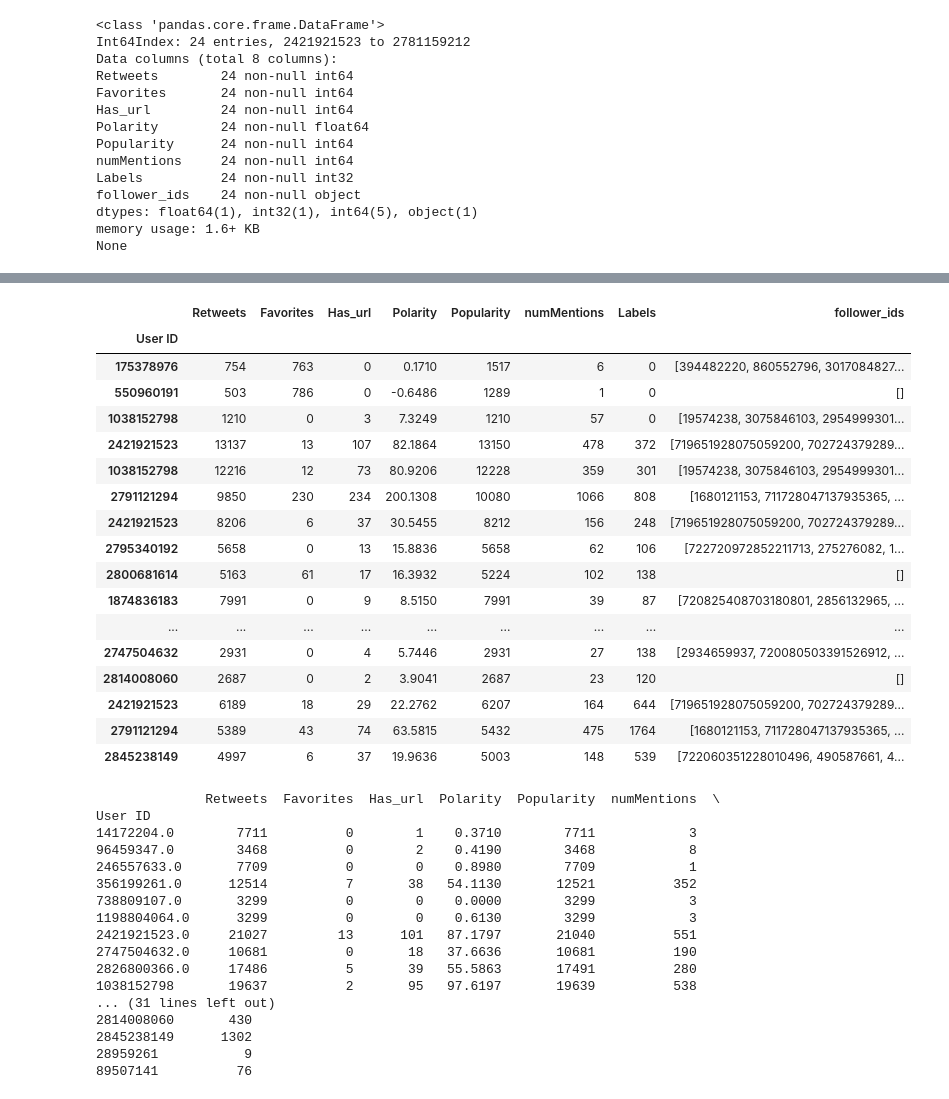
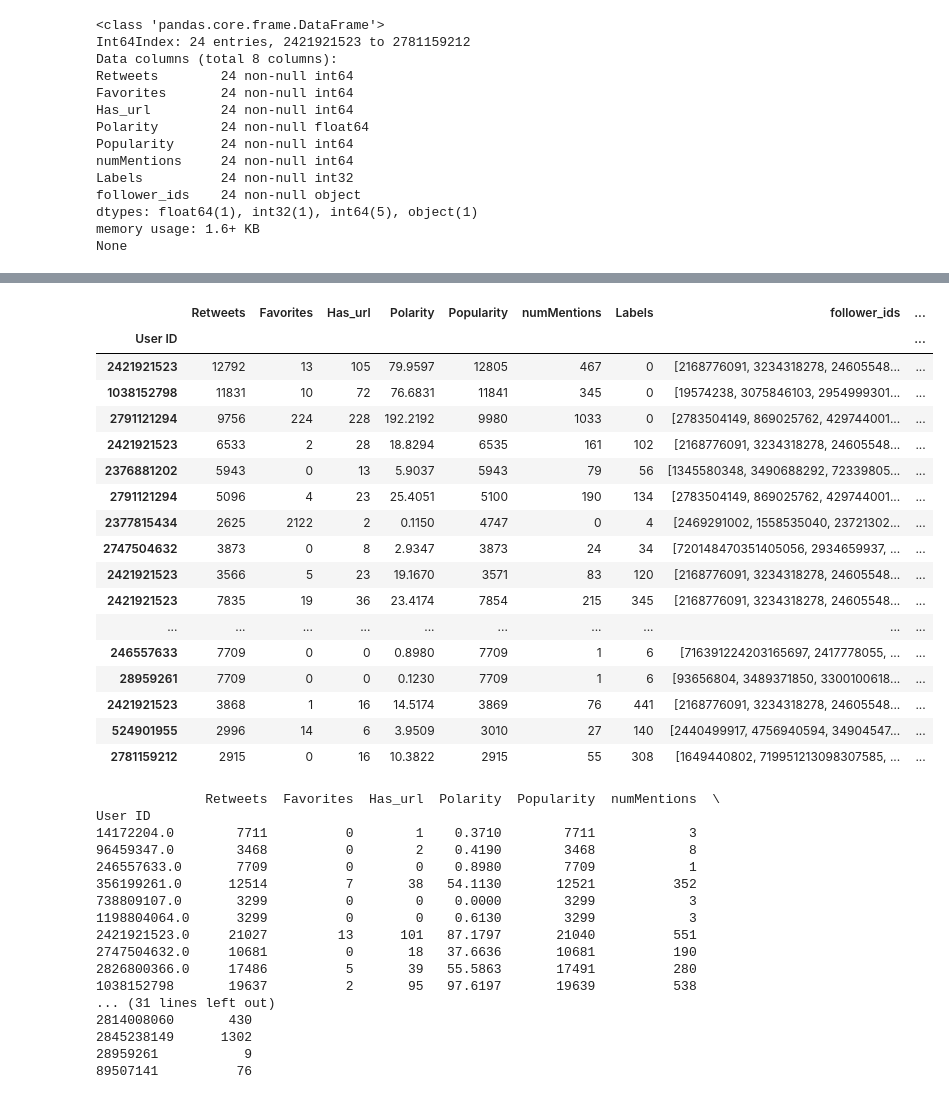
Before and after one commit to MinyingLu/Twitter-sentiment-analysis, a Jupyter notebook: Get Users.ipynb, the cells around one changed output, grey strips where cells are left out. Cells and saved outputs as stored; diff of their text form; code cells hidden in the pictures.

```diff
--- a/Get Users.ipynb
+++ b/Get Users.ipynb
@@ -546,27 +546,27 @@ memory usage: 300.0+ bytes
 None
 # %%
 all_pop_users = pd.concat([x for x in pop_users], ignore_index=False)
-# %%
-all_pop_users
-# %% [output]
-|  | Retweets | Favorites | Has_url | Polarity | Popularity | numMentions | Labels | follower_ids |
-| User ID |  |  |  |  |  |  |  |  |
-| 175378976 | 754 | 763 | 0 | 0.1710 | 1517 | 6 | 0 | [394482220, 860552796, 3017084827... |
-| 550960191 | 503 | 786 | 0 | -0.6486 | 1289 | 1 | 0 | [] |
-| 1038152798 | 1210 | 0 | 3 | 7.3249 | 1210 | 57 | 0 | [19574238, 3075846103, 2954999301... |
-| 2421921523 | 13137 | 13 | 107 | 82.1864 | 13150 | 478 | 372 | [719651928075059200, 702724379289... |
-| 1038152798 | 12216 | 12 | 73 | 80.9206 | 12228 | 359 | 301 | [19574238, 3075846103, 2954999301... |
-| 2791121294 | 9850 | 230 | 234 | 200.1308 | 10080 | 1066 | 808 | [1680121153, 711728047137935365, ... |
-| 2421921523 | 8206 | 6 | 37 | 30.5455 | 8212 | 156 | 248 | [719651928075059200, 702724379289... |
-| 2795340192 | 5658 | 0 | 13 | 15.8836 | 5658 | 62 | 106 | [722720972852211713, 275276082, 1... |
-| 2800681614 | 5163 | 61 | 17 | 16.3932 | 5224 | 102 | 138 | [] |
-| 1874836183 | 7991 | 0 | 9 | 8.5150 | 7991 | 39 | 87 | [720825408703180801, 2856132965, ... |
-| ... | ... | ... | ... | ... | ... | ... | ... | ... |
-| 2747504632 | 2931 | 0 | 4 | 5.7446 | 2931 | 27 | 138 | [2934659937, 720080503391526912, ... |
-| 2814008060 | 2687 | 0 | 2 | 3.9041 | 2687 | 23 | 120 | [] |
-| 2421921523 | 6189 | 18 | 29 | 22.2762 | 6207 | 164 | 644 | [719651928075059200, 702724379289... |
-| 2791121294 | 5389 | 43 | 74 | 63.5815 | 5432 | 475 | 1764 | [1680121153, 711728047137935365, ... |
-| 2845238149 | 4997 | 6 | 37 | 19.9636 | 5003 | 148 | 539 | [722060351228010496, 490587661, 4... |
+# %%
+all_pop_user
+# %% [output]
+|  | Retweets | Favorites | Has_url | Polarity | Popularity | numMentions | Labels | follower_ids | ... |
+| User ID |  |  |  |  |  |  |  |  | ... |
+| 2421921523 | 12792 | 13 | 105 | 79.9597 | 12805 | 467 | 0 | [2168776091, 3234318278, 24605548... | ... |
+| 1038152798 | 11831 | 10 | 72 | 76.6831 | 11841 | 345 | 0 | [19574238, 3075846103, 2954999301... | ... |
+| 2791121294 | 9756 | 224 | 228 | 192.2192 | 9980 | 1033 | 0 | [2783504149, 869025762, 429744001... | ... |
+| 2421921523 | 6533 | 2 | 28 | 18.8294 | 6535 | 161 | 102 | [2168776091, 3234318278, 24605548... | ... |
+| 2376881202 | 5943 | 0 | 13 | 5.9037 | 5943 | 79 | 56 | [1345580348, 3490688292, 72339805... | ... |
+| 2791121294 | 5096 | 4 | 23 | 25.4051 | 5100 | 190 | 134 | [2783504149, 869025762, 429744001... | ... |
+| 2377815434 | 2625 | 2122 | 2 | 0.1150 | 4747 | 0 | 4 | [2469291002, 1558535040, 23721302... | ... |
+| 2747504632 | 3873 | 0 | 8 | 2.9347 | 3873 | 24 | 34 | [720148470351405056, 2934659937, ... | ... |
+| 2421921523 | 3566 | 5 | 23 | 19.1670 | 3571 | 83 | 120 | [2168776091, 3234318278, 24605548... | ... |
+| 2421921523 | 7835 | 19 | 36 | 23.4174 | 7854 | 215 | 345 | [2168776091, 3234318278, 24605548... | ... |
+| ... | ... | ... | ... | ... | ... | ... | ... | ... | ... |
+| 246557633 | 7709 | 0 | 0 | 0.8980 | 7709 | 1 | 6 | [716391224203165697, 2417778055, ... | ... |
+| 28959261 | 7709 | 0 | 0 | 0.1230 | 7709 | 1 | 6 | [93656804, 3489371850, 3300100618... | ... |
+| 2421921523 | 3868 | 1 | 16 | 14.5174 | 3869 | 76 | 441 | [2168776091, 3234318278, 24605548... | ... |
+| 524901955 | 2996 | 14 | 6 | 3.9509 | 3010 | 27 | 140 | [2440499917, 4756940594, 34904547... | ... |
+| 2781159212 | 2915 | 0 | 16 | 10.3822 | 2915 | 55 | 308 | [1649440802, 719951213098307585, ... | ... |
 # %%
 all_pop_users.to_csv("all_pop_users2.csv", sep="\t", encoding='utf-8')
 # %%
```
Also changed, not shown: parts of 2 cells of this notebook.
